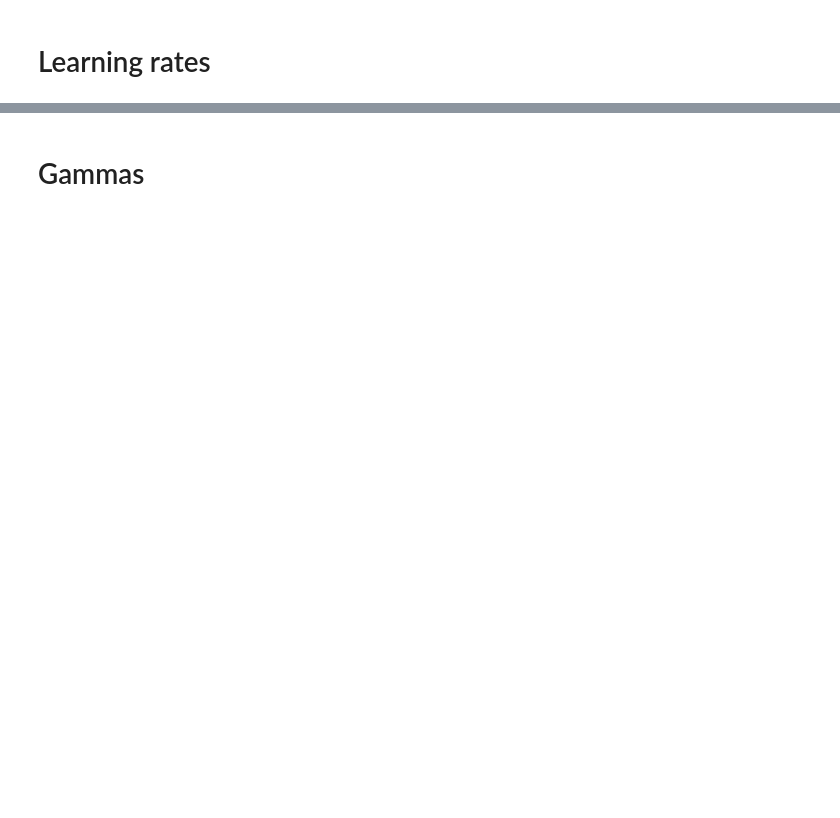
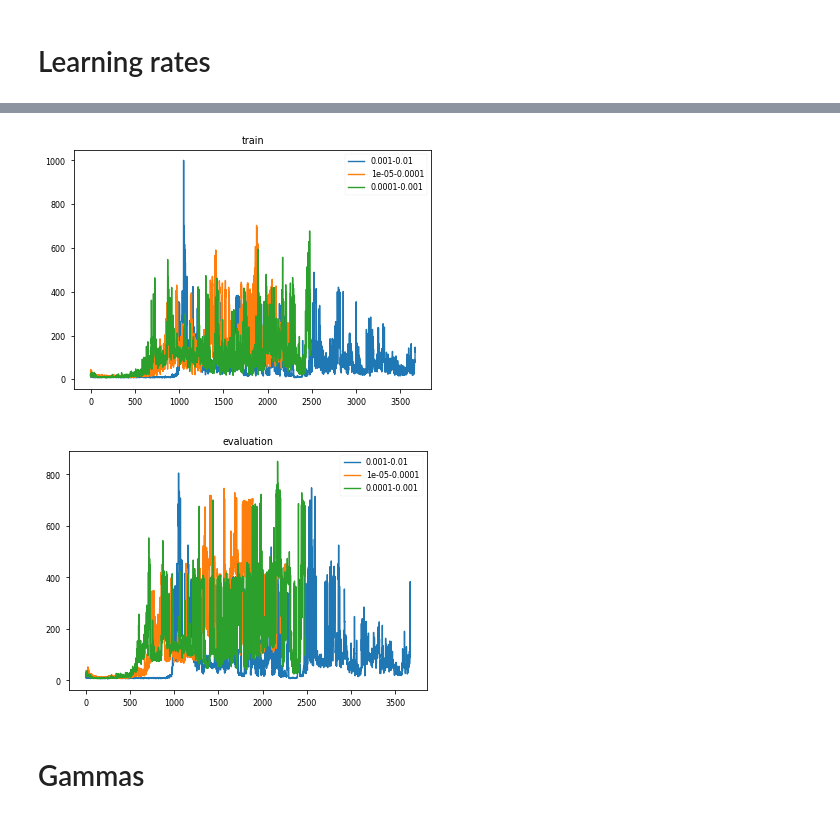
Before and after one commit to nicoring/RoBonjwa, a Jupyter notebook: notebooks/baseline-experiment-analysis.ipynb, the cells around one changed output, grey strips where cells are left out. Saved outputs shown, nothing was run; the diff lists cells and outputs as text; code cells hidden in the pictures; blank space fills up the shorter version.

Commit message:
mean results

```diff
--- a/notebooks/baseline-experiment-analysis.ipynb
+++ b/notebooks/baseline-experiment-analysis.ipynb
@@ -29,6 +33,30 @@ def plot_rewards(data):
     plt.legend()
     plt.title('evaluation')
     plt.show()
+# %%
+def load_rewards_mean(dir_name):
+    dfs = defaultdict(lambda: [])
+    for run in range(3):
+        run = str(run)
+        data = load_rewards(dir_name, run=run)
+        if data is not None:
+            for name, df in data:
+                dfs[name].append(df)
+
+    means = {}
+    for name, df_list in dfs.items():
+        min_len = min(map(len, df_list))
+        shortened_dfs = [df[:min_len] for df in df_list]
+        df = None
+        for other_df in shortened_dfs:
+            if df is None:
+                df = other_df
+            else:
+                df += other_df
+        df /= len(df_list)
+        means[name] = df
+
+    return means
 # %% [markdown]
 # Learning rates
 # %%
@@ -41,3 +69,8 @@ plot_rewards(lr_data)
+# %%
+plot_rewards(load_rewards_mean(dir_name).items())
+# %% [output]
+[figure, added]
+[figure, added]
 # %% [markdown]
 # Gammas
 # %%
```
Also changed, not shown: parts of 9 cells of this notebook.
